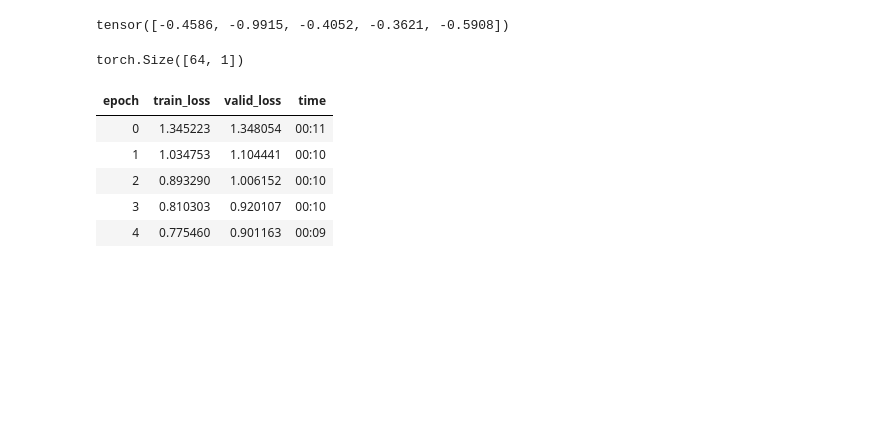
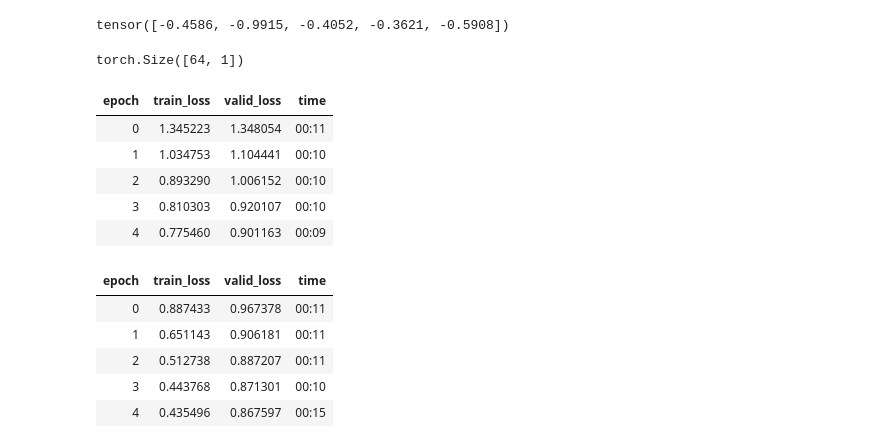
Before and after one commit to ved1beta/kaggle_pr_compition, a Jupyter notebook: movieReccom_algo.ipynb, the cells around one changed output. Drawn from its saved outputs; the diff is of its cells as text; code cells hidden in the pictures; blank space fills up the shorter version.

```diff
--- a/movieReccom_algo.ipynb
+++ b/movieReccom_algo.ipynb
@@ -120,0 +139,11 @@ learn.fit_one_cycle(5, 5e-3)
+# %%
+model = DotProductBias(n_users, n_movies, 50)
+learn = Learner(dls, model, loss_func=MSELossFlat())
+learn.fit_one_cycle(5, 5e-3, wd=0.1)
+# %% [output]
+| epoch | train_loss | valid_loss | time |
+| 0 | 0.887433 | 0.967378 | 00:11 |
+| 1 | 0.651143 | 0.906181 | 00:11 |
+| 2 | 0.512738 | 0.887207 | 00:11 |
+| 3 | 0.443768 | 0.871301 | 00:10 |
+| 4 | 0.435496 | 0.867597 | 00:15 |
```
Also changed, not shown: parts of 10 cells of this notebook.
